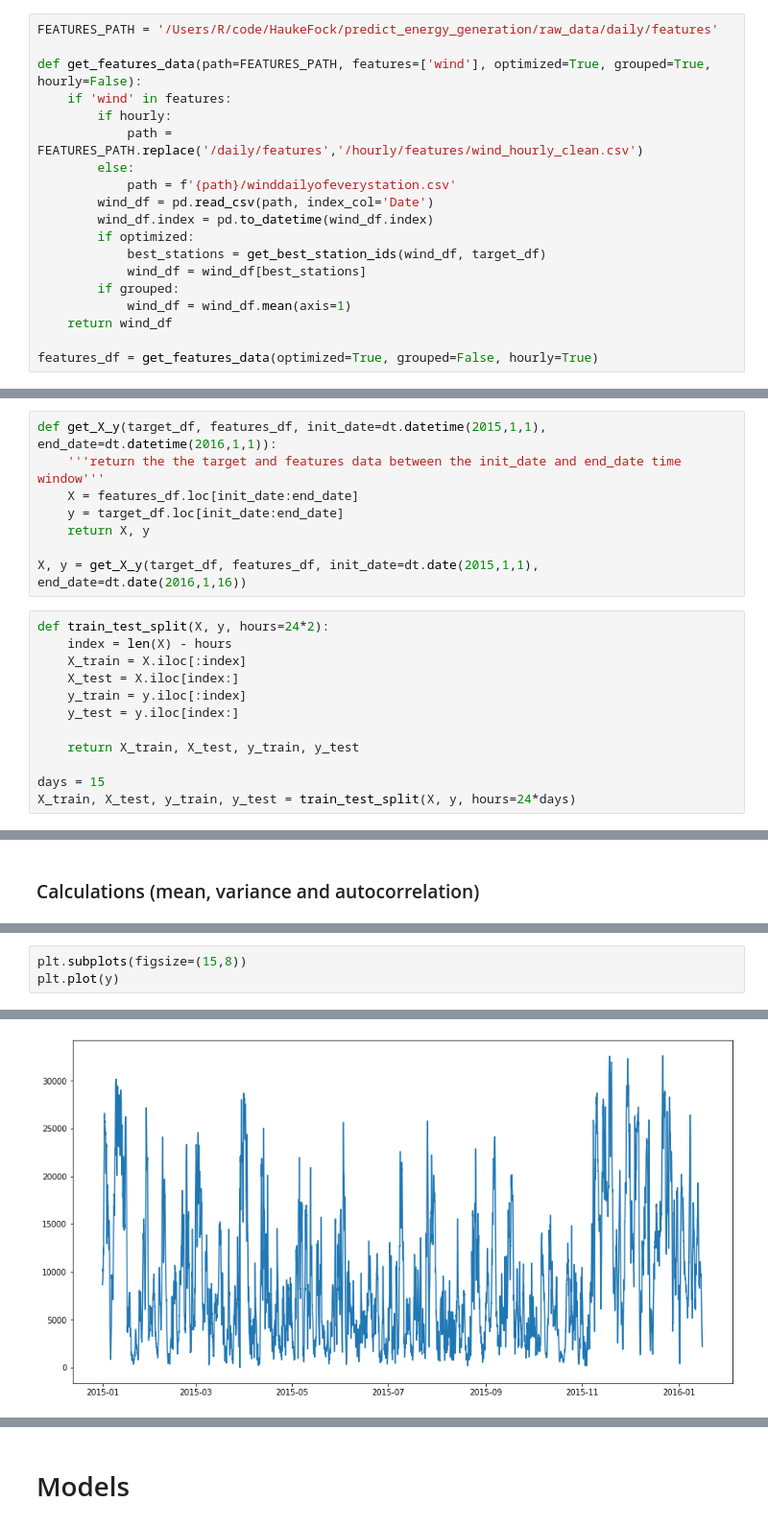
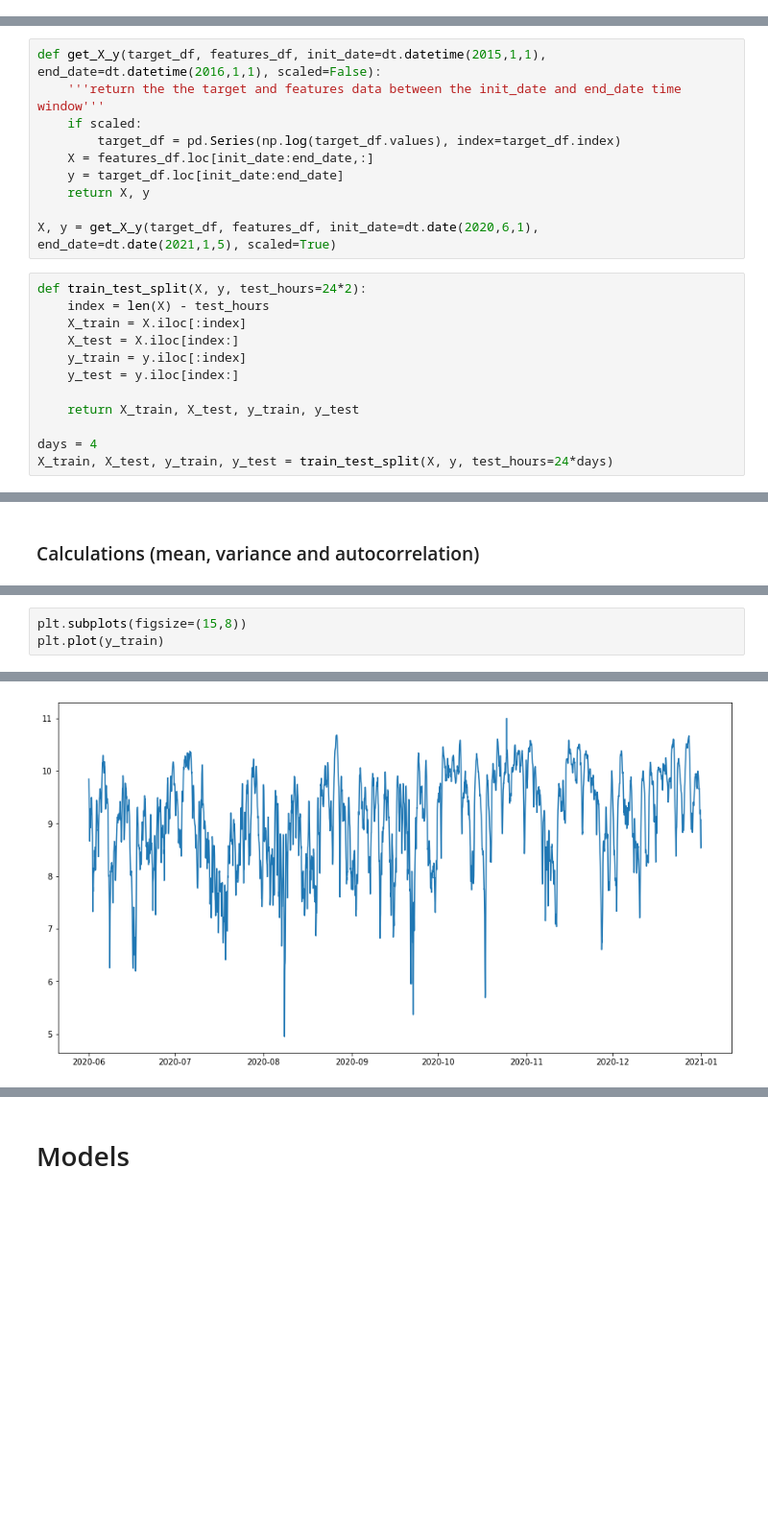
Before and after one commit to HaukeFock/predict_energy_generation, a Jupyter notebook: notebooks/rodrigo_sarimax.ipynb, the cells around one changed output, grey strips where cells are left out. Shown at 96% size. Cells and saved outputs as stored; diff of their text form; blank space fills up the shorter version.

```diff
--- a/notebooks/rodrigo_sarimax.ipynb
+++ b/notebooks/rodrigo_sarimax.ipynb
@@ -88,19 +84,0 @@ Droped 513 stations!
-# %%
-FEATURES_PATH = '/Users/R/code/HaukeFock/predict_energy_generation/raw_data/daily/features'
-
-def get_features_data(path=FEATURES_PATH, features=['wind'], optimized=True, grouped=True, hourly=False):
-    if 'wind' in features:
-        if hourly:
-            path = FEATURES_PATH.replace('/daily/features','/hourly/features/wind_hourly_clean.csv')
-        else:
-            path = f'{path}/winddailyofeverystation.csv'
-        wind_df = pd.read_csv(path, index_col='Date')
-        wind_df.index = pd.to_datetime(wind_df.index)
-        if optimized:
-            best_stations = get_best_station_ids(wind_df, target_df)
-            wind_df = wind_df[best_stations]
-        if grouped:
-            wind_df = wind_df.mean(axis=1)
-    return wind_df
-
-features_df = get_features_data(optimized=True, grouped=False, hourly=True)
@@ -145,14 +136,16 @@ forcasted_df = get_forcasted_data(target='wind', hourly=False)
 # %%
-def get_X_y(target_df, features_df, init_date=dt.datetime(2015,1,1), end_date=dt.datetime(2016,1,1)):
+def get_X_y(target_df, features_df, init_date=dt.datetime(2015,1,1), end_date=dt.datetime(2016,1,1), scaled=False):
     '''return the the target and features data between the init_date and end_date time window'''
-    X = features_df.loc[init_date:end_date]
+    if scaled:
+        target_df = pd.Series(np.log(target_df.values), index=target_df.index)
+    X = features_df.loc[init_date:end_date,:]
     y = target_df.loc[init_date:end_date]
     return X, y
 
-X, y = get_X_y(target_df, features_df, init_date=dt.date(2015,1,1), end_date=dt.date(2016,1,16))
+X, y = get_X_y(target_df, features_df, init_date=dt.date(2020,6,1), end_date=dt.date(2021,1,5), scaled=True)
 # %%
-def train_test_split(X, y, hours=24*2):
-    index = len(X) - hours
+def train_test_split(X, y, test_hours=24*2):
+    index = len(X) - test_hours
     X_train = X.iloc[:index]
     X_test = X.iloc[index:]
     y_train = y.iloc[:index]
@@ -160,8 +153,8 @@ def train_test_split(X, y, hours=24*2):
 
     return X_train, X_test, y_train, y_test
 
-days = 15
-X_train, X_test, y_train, y_test = train_test_split(X, y, hours=24*days)
+days = 4
+X_train, X_test, y_train, y_test = train_test_split(X, y, test_hours=24*days)
 # %% [markdown]
 ## Stationarity
 # %% [markdown]
@@ -216,9 +251,9 @@ plot_acf(y.diff(1).dropna(), lags=60);
 # %%
 plt.subplots(figsize=(15,8))
-plt.plot(y)
+plt.plot(y_train)
 # %% [output]
 [<matplotlib.lines.Line2D at 0x...>]
-[figure, old version]
+[figure, new version]
 # %%
 result_mul = seasonal_decompose(y_train, model='addictive')
 result_mul.plot();
```
Also changed, not shown: parts of 39 cells of this notebook, 13 other files.
